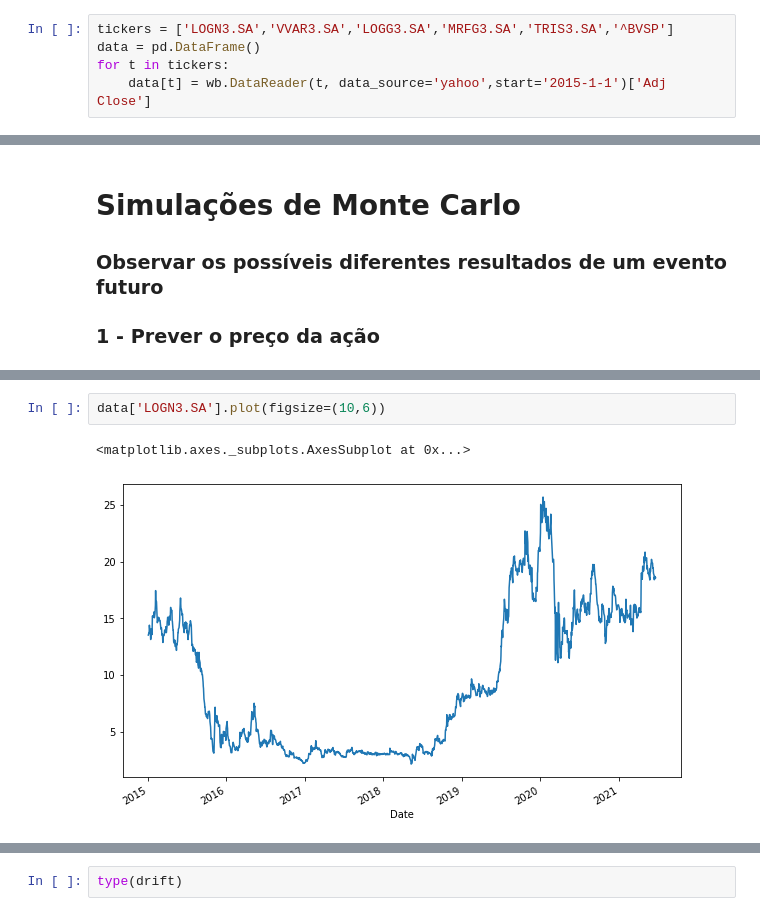
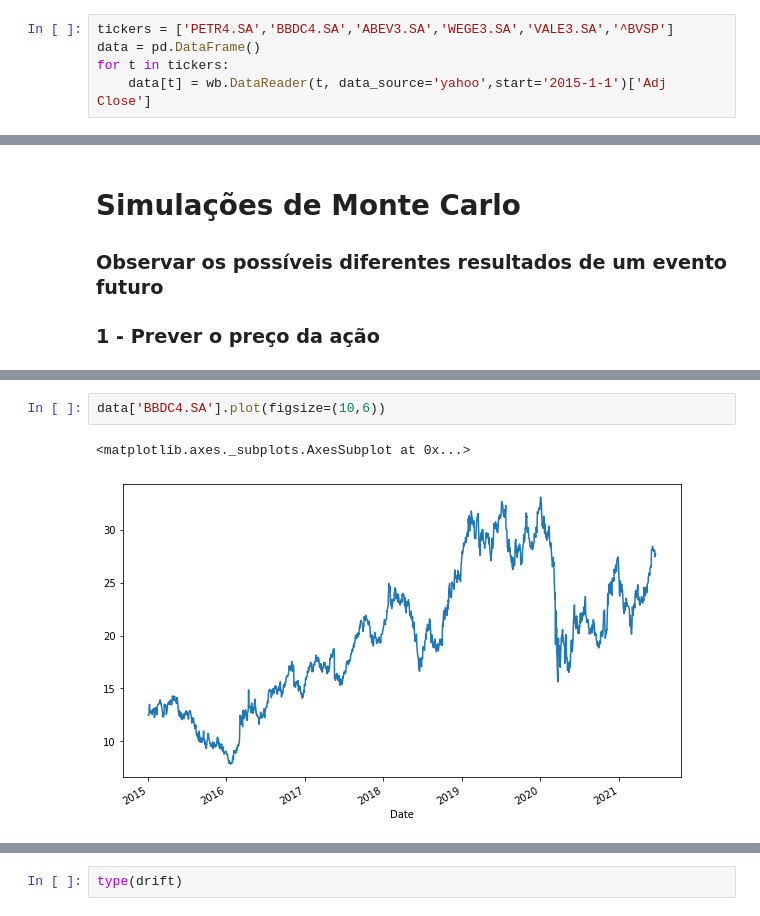
Before and after one commit to TiagoSpiandorello/Analise_de_portfolio_de_acoes, a Jupyter notebook: analise_portfolio.ipynb, the cells around one changed output, grey strips where cells are left out. Cells and saved outputs as stored; diff of their text form.

```diff
--- a/analise_portfolio.ipynb
+++ b/analise_portfolio.ipynb
@@ -321,7 +321,7 @@ plt.show
 ### B = 0 nenhuma relação; B < 1 defensiva; B > 1 agressiva
 ### Ações defensivas perdem menos quando a economia está mal e ganham menos quando estão bem; agressivas são o oposto.
 # %%
-tickers = ['LOGN3.SA','VVAR3.SA','LOGG3.SA','MRFG3.SA','TRIS3.SA','^BVSP']
+tickers = ['PETR4.SA','BBDC4.SA','ABEV3.SA','WEGE3.SA','VALE3.SA','^BVSP']
 data = pd.DataFrame()
 for t in tickers:
     data[t] = wb.DataReader(t, data_source='yahoo',start='2015-1-1')['Adj Close']
@@ -423,8 +423,8 @@ Name: LOGN3.SA, dtype: float64
 # %%
-data['LOGN3.SA'].plot(figsize=(10,6))
+data['BBDC4.SA'].plot(figsize=(10,6))
 # %% [output]
 <matplotlib.axes._subplots.AxesSubplot at 0x...>
-[figure, old version]
+[figure, new version]
 # %%
 log_returns_1.plot(figsize=(10,6))
 # %% [output]
```
Also changed, not shown: parts of 63 cells of this notebook.
